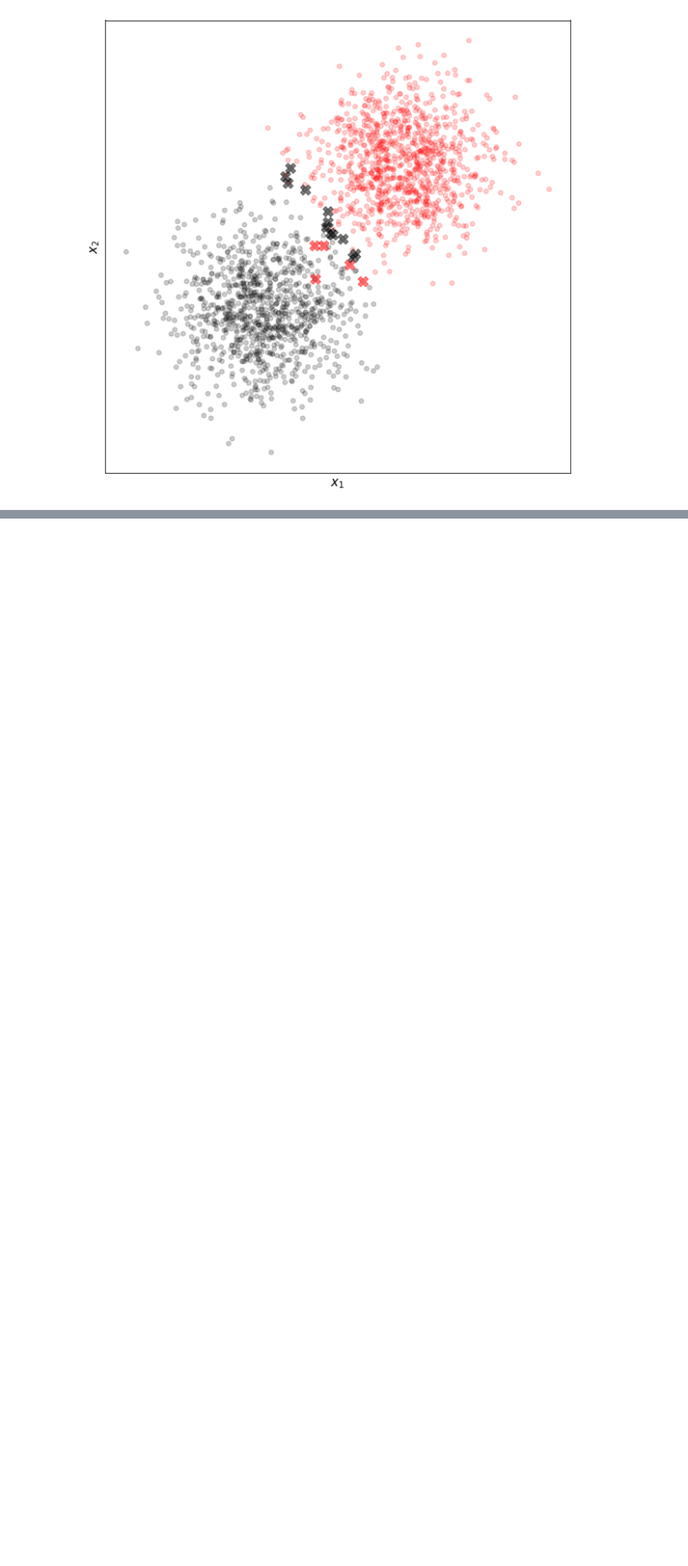
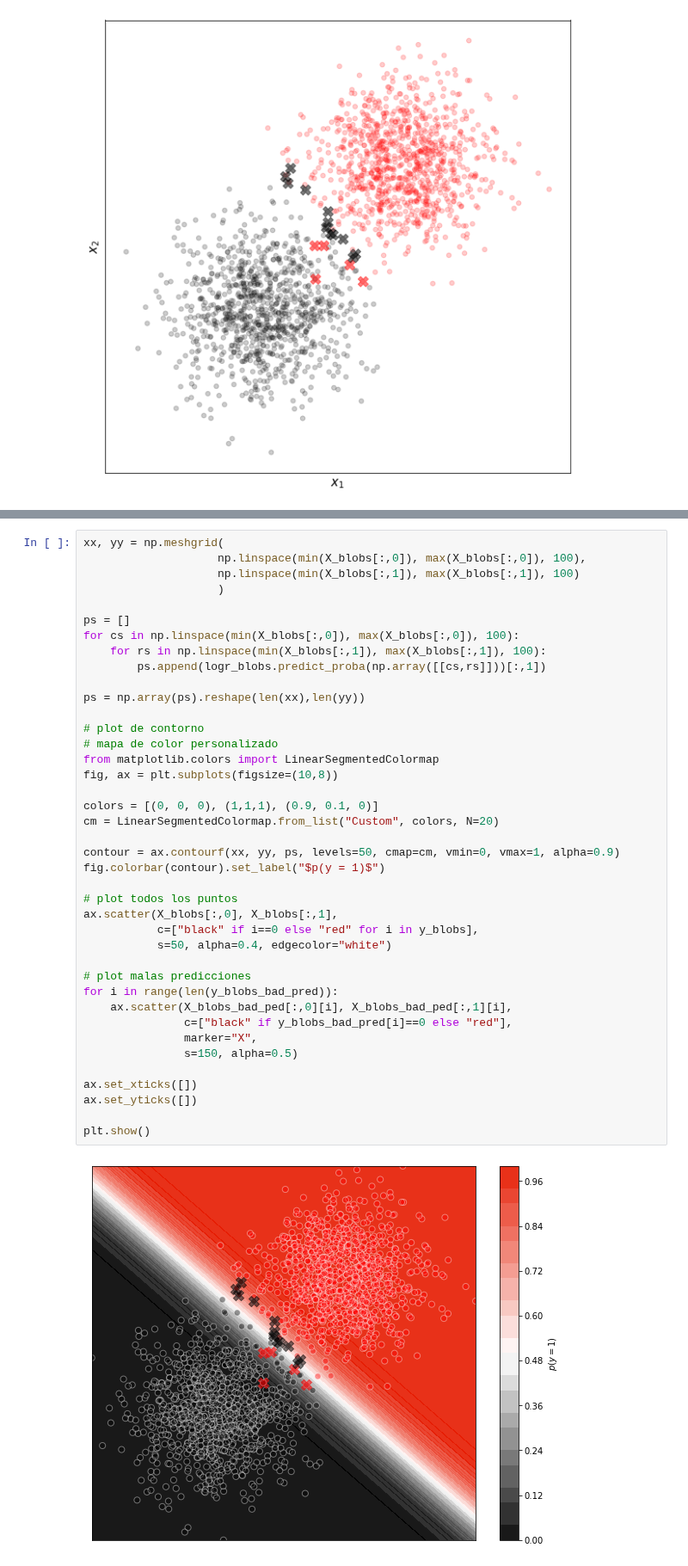
Before and after one commit to hplbrayan/Un-curso-de-Machine-Learning, a Jupyter notebook: 07_ML_Modelos_de_Regresion/N2_Classification_models.ipynb, the cells around one changed output, grey strips where cells are left out. Shown at 86% size. Cells and saved outputs as stored; diff of their text form; blank space fills up the shorter version.

Commit message:
07.N2.2.2 + mapa de contorno

```diff
--- a/07_ML_Modelos_de_Regresion/N2_Classification_models.ipynb
+++ b/07_ML_Modelos_de_Regresion/N2_Classification_models.ipynb
@@ -181,0 +186,42 @@ plt.show()
+# %%
+xx, yy = np.meshgrid(
+                    np.linspace(min(X_blobs[:,0]), max(X_blobs[:,0]), 100),
+                    np.linspace(min(X_blobs[:,1]), max(X_blobs[:,1]), 100)
+                    )
+
+ps = []
+for cs in np.linspace(min(X_blobs[:,0]), max(X_blobs[:,0]), 100):
+    for rs in np.linspace(min(X_blobs[:,1]), max(X_blobs[:,1]), 100):
+        ps.append(logr_blobs.predict_proba(np.array([[cs,rs]]))[:,1])
+
+ps = np.array(ps).reshape(len(xx),len(yy))
+
+# plot de contorno
+# mapa de color personalizado
+from matplotlib.colors import LinearSegmentedColormap
+fig, ax = plt.subplots(figsize=(10,8))
+
+colors = [(0, 0, 0), (1,1,1), (0.9, 0.1, 0)]
+cm = LinearSegmentedColormap.from_list("Custom", colors, N=20)
+
+contour = ax.contourf(xx, yy, ps, levels=50, cmap=cm, vmin=0, vmax=1, alpha=0.9)
+fig.colorbar(contour).set_label("$p(y = 1)$")
+
+# plot todos los puntos
+ax.scatter(X_blobs[:,0], X_blobs[:,1],
+           c=["black" if i==0 else "red" for i in y_blobs],
+           s=50, alpha=0.4, edgecolor="white")
+
+# plot malas predicciones
+for i in range(len(y_blobs_bad_pred)):
+    ax.scatter(X_blobs_bad_ped[:,0][i], X_blobs_bad_ped[:,1][i],
+               c=["black" if y_blobs_bad_pred[i]==0 else "red"],
+               marker="X",
+               s=150, alpha=0.5)
+
+ax.set_xticks([])
+ax.set_yticks([])
+
+plt.show()
+# %% [output]
+[figure, added]
```
Also changed, not shown: parts of 1 cell of this notebook.
